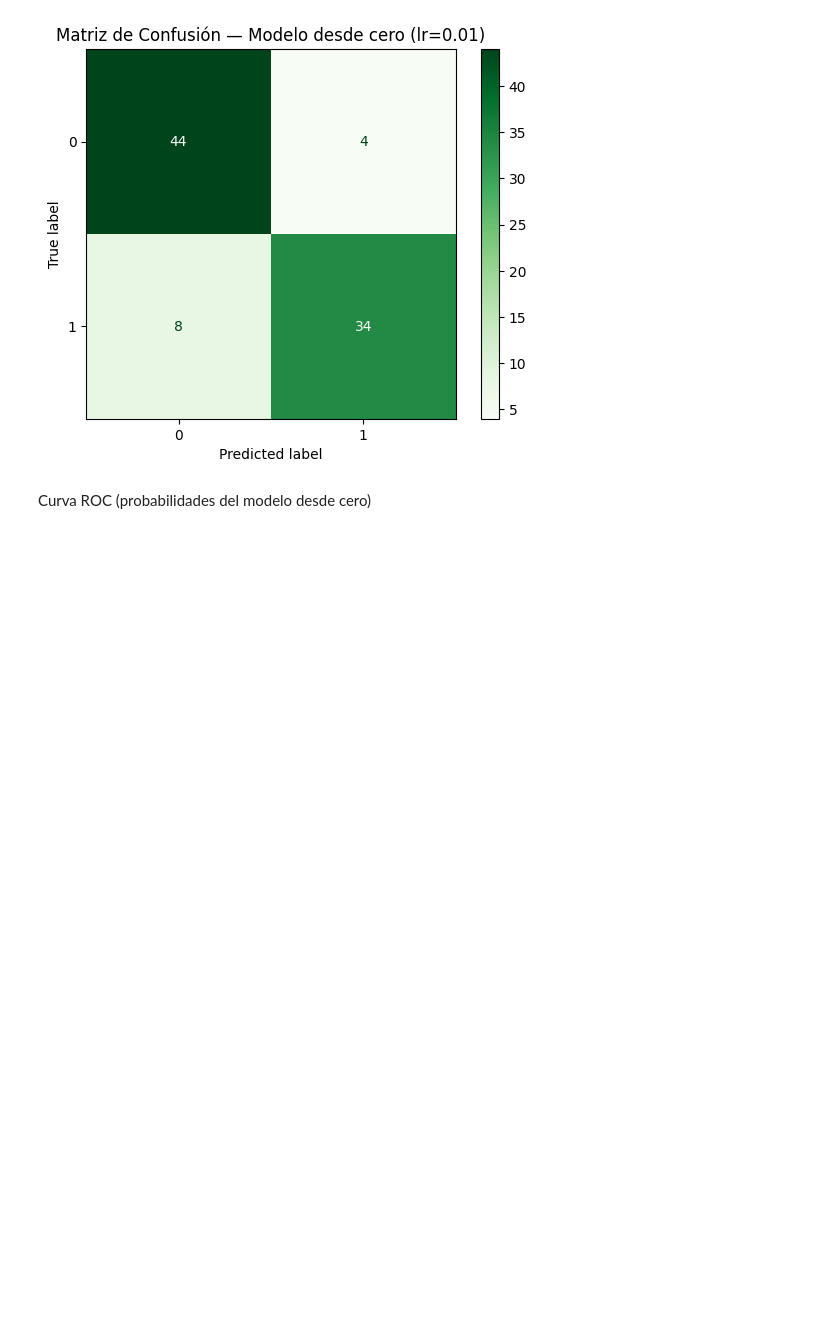
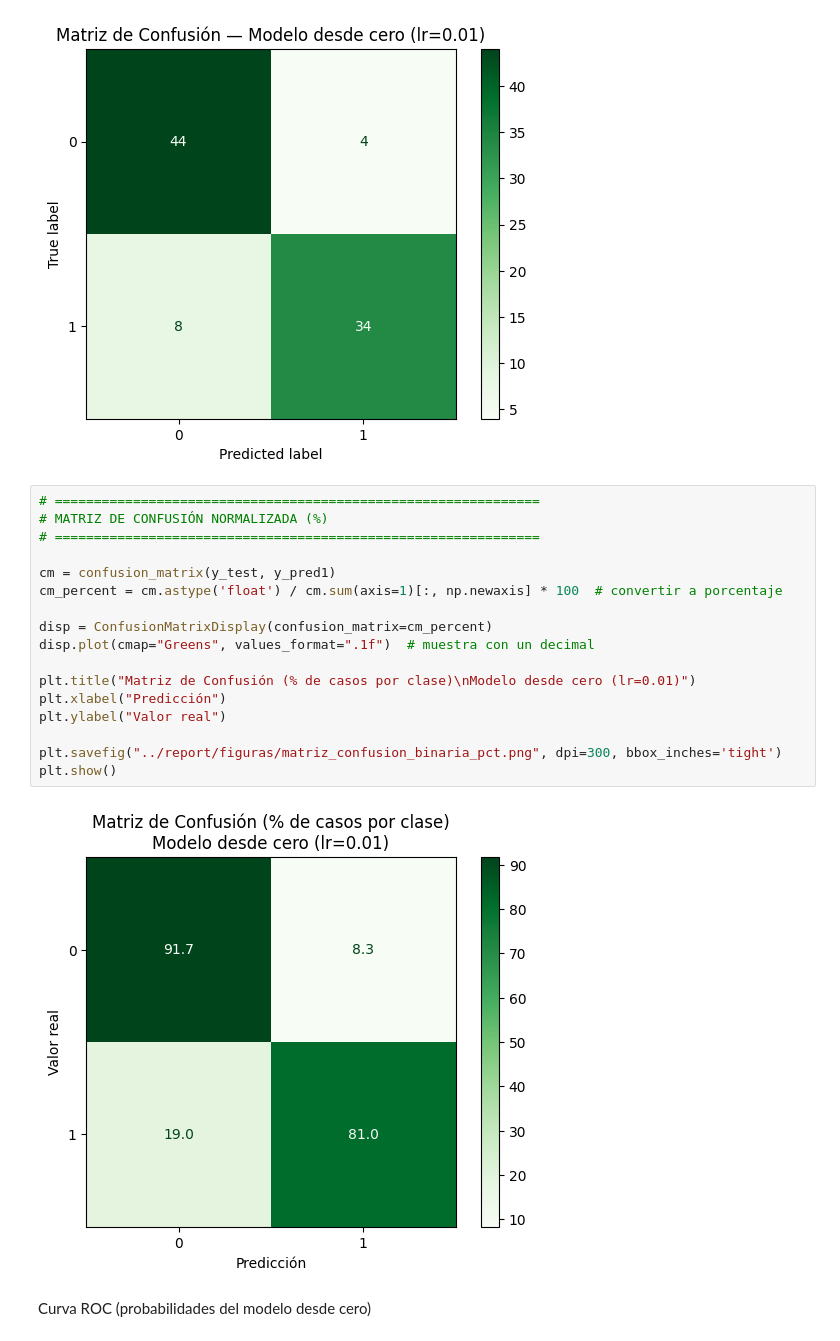
Before and after one commit to WilderSr99/ENEI-2025-ML1-Tarea2, a Jupyter notebook: src/ParteA_Logistic_Binaria.ipynb, the cells around one changed output. Cells and saved outputs as stored; diff of their text form; blank space fills up the shorter version.

```diff
--- a/src/ParteA_Logistic_Binaria.ipynb
+++ b/src/ParteA_Logistic_Binaria.ipynb
@@ -164,6 +164,25 @@ plt.savefig("../report/figuras/matriz_confusion_binaria.png", dpi=300)
 plt.show()
 # %% [output]
 [figure]
+# %%
+# ==============================================================
+# MATRIZ DE CONFUSIÓN NORMALIZADA (%)
+# ==============================================================
+
+cm = confusion_matrix(y_test, y_pred1)
+cm_percent = cm.astype('float') / cm.sum(axis=1)[:, np.newaxis] * 100  # convertir a porcentaje
+
+disp = ConfusionMatrixDisplay(confusion_matrix=cm_percent)
+disp.plot(cmap="Greens", values_format=".1f")  # muestra con un decimal
+
+plt.title("Matriz de Confusión (% de casos por clase)\nModelo desde cero (lr=0.01)")
+plt.xlabel("Predicción")
+plt.ylabel("Valor real")
+
+plt.savefig("../report/figuras/matriz_confusion_binaria_pct.png", dpi=300, bbox_inches='tight')
+plt.show()
+# %% [output]
+[figure, added]
 # %% [markdown]
 Curva ROC (probabilidades del modelo desde cero)
 # %%
```
Also changed, not shown: parts of 1 cell of this notebook, 7 other files.
